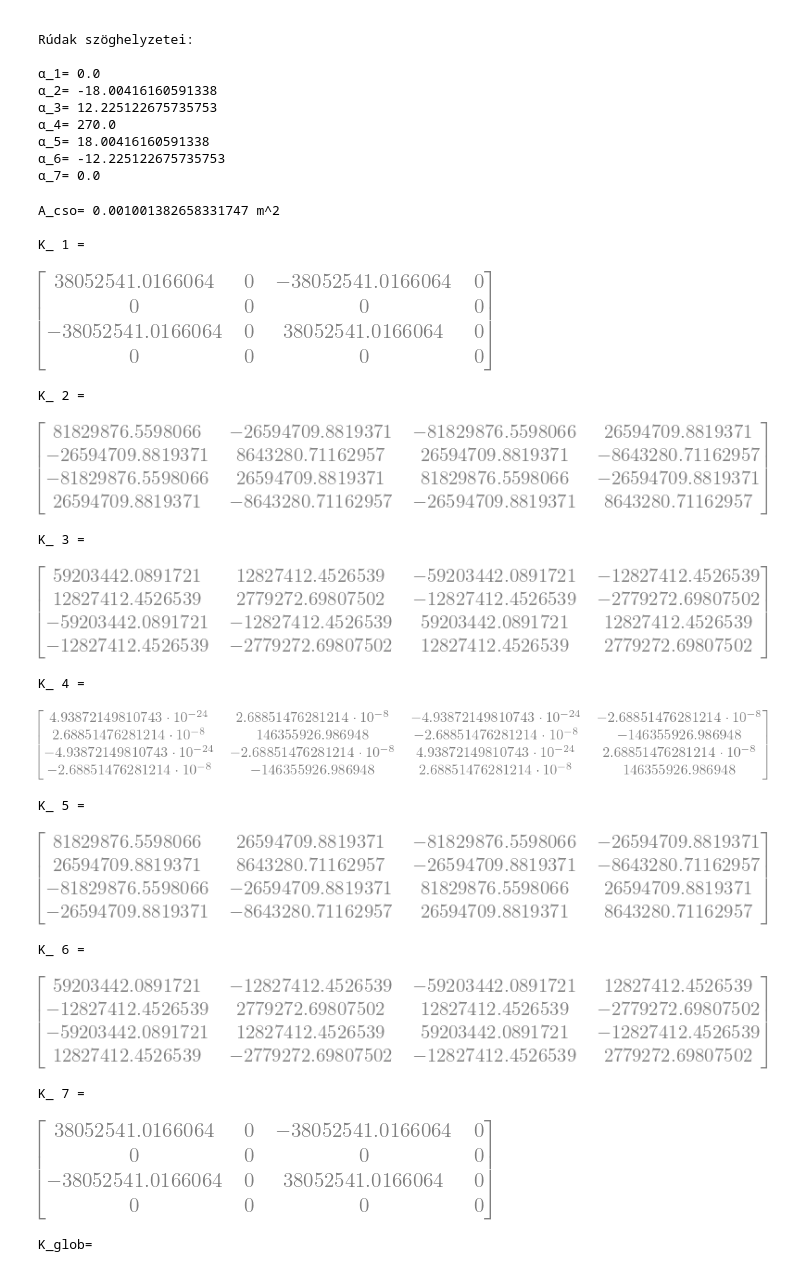
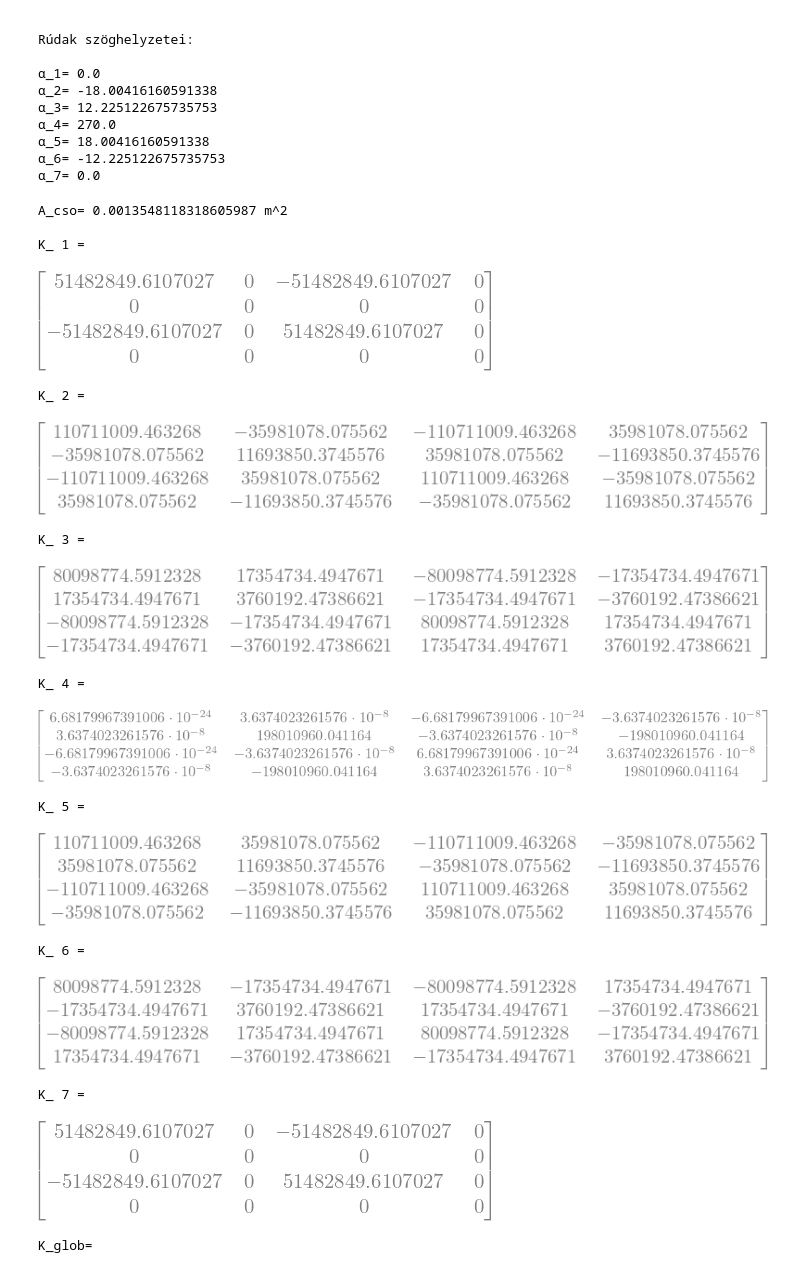
Before and after one commit to near731/VEM_SZHF1_Python, a Jupyter notebook: vem_szhf1.ipynb, the cells around one changed output. Saved outputs shown, nothing was run; the diff lists cells and outputs as text; code cells hidden in the pictures.

```diff
--- a/vem_szhf1.ipynb
+++ b/vem_szhf1.ipynb
@@ -96,46 +96,45 @@ Rúdak szöghelyzetei:
 α_6= -12.225122675735753
 α_7= 0.0
 # %%
-
-A=d**2*np.pi/4-(0.7*d)**2*np.pi/4
+A=(1.3*d)**2*np.pi/4-d**2*np.pi/4
 print("\nA_cso=",A,"m^2")
 
 def K_matrix(L,α):
     K=A*E/L*sp.Matrix([[np.cos(α)**2,np.cos(α)*np.sin(α), -np.cos(α)**2, -np.cos(α)*np.sin(α)],
     [np.cos(α)*np.sin(α),np.sin(α)**2,-np.cos(α)*np.sin(α),-np.sin(α)**2],
     [-np.cos(α)**2,-np.cos(α)*np.sin(α), np.cos(α)**2, np.cos(α)*np.sin(α)],
     [-np.cos(α)*np.sin(α),-np.sin(α)**2,np.cos(α)*np.sin(α),np.sin(α)**2]])
     return K
 
 #Printing
 
 n=7
 i=0
 L_array=[L_1,L_2,L_3,L_4,L_5,L_6,L_7]
 α_array=[α_1,α_2,α_3,α_4,α_5,α_6,α_7]
 K_array=[0,0,0,0,0,0,0]
 for i in range(n):
     K_array[i]=K_matrix(L_array[i],α_array[i])
     print("\nK_",i+1,"=")
     display(K_array[i])
     i=i+1
 # %% [output]
-A_cso= 0.001001382658331747 m^2
+A_cso= 0.0013548118318605987 m^2
 
 K_ 1 =
-[figure, old version]
+[figure, new version]
 K_ 2 =
-[figure, old version]
+[figure, new version]
 K_ 3 =
 [figure]
 K_ 4 =
 [figure]
 K_ 5 =
-[figure, old version]
+[figure, new version]
 K_ 6 =
 [figure]
 K_ 7 =
-[figure, old version]
+[figure, new version]
 # %%
 #Globális merevségi mátrix
 
```
Also changed, not shown: parts of 3 cells of this notebook.
